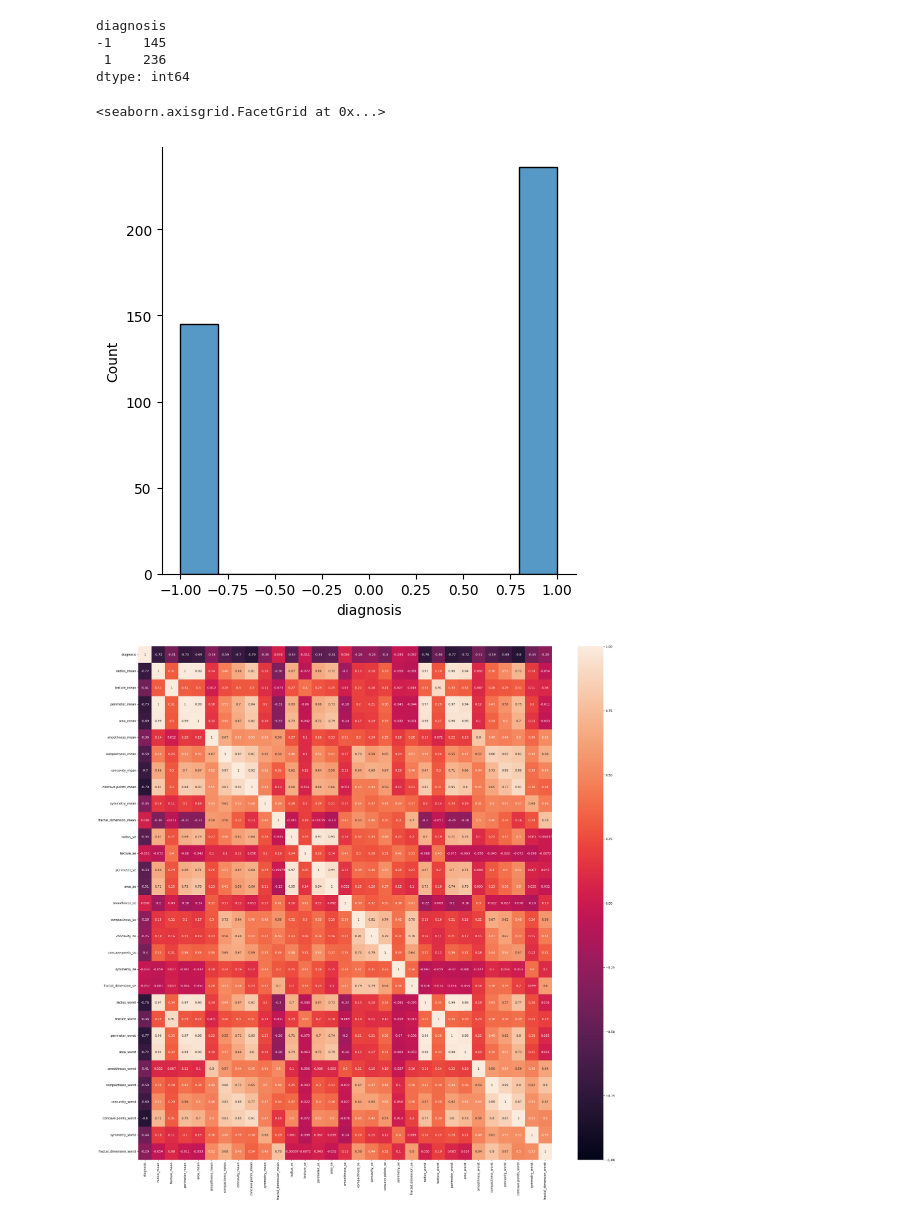
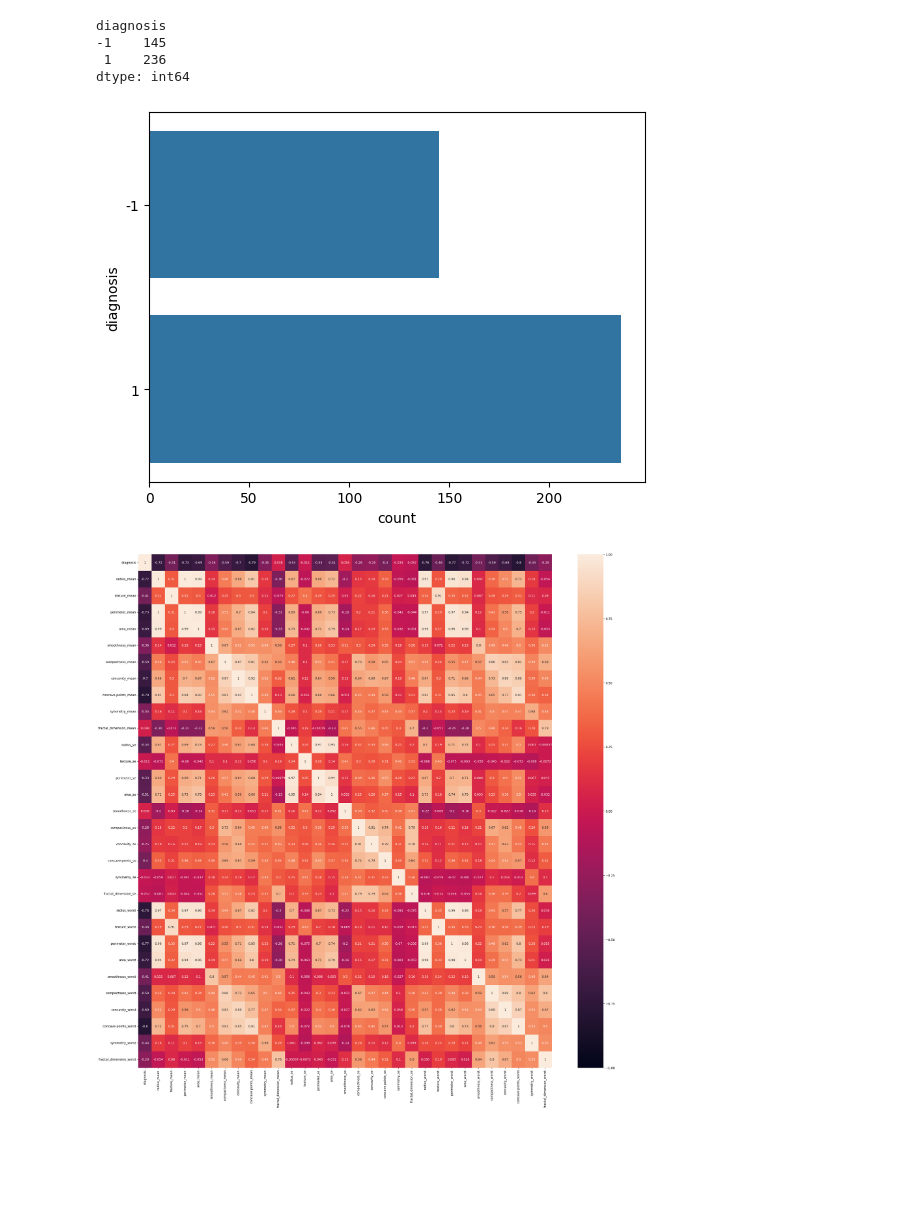
Before and after one commit to Alhag-Ali/Breast_cancer_classification, a Jupyter notebook: Cancer_Classification.ipynb, the cells around one changed output. Drawn from its saved outputs; the diff is of its cells as text; code cells hidden in the pictures; blank space fills up the shorter version.

```diff
--- a/Cancer_Classification.ipynb
+++ b/Cancer_Classification.ipynb
@@ -85,10 +88,12 @@ diagnosis
 dtype: int64
 # %%
 # We can see here the distribution of the diagnosis column.
-sns.displot(data_train["diagnosis"])
+#sns.displot(data_train["diagnosis"])
+
+sns.countplot(y="diagnosis", data=data_train, )
+plt.show()
 # %% [output]
-<seaborn.axisgrid.FacetGrid at 0x...>
-[figure, old version]
+[figure, new version]
 # %%
 # we can see the correlaction in the correlation matrix for all feature togather.
 plt.figure(figsize=(30, 30))
```
Also changed, not shown: parts of 15 cells of this notebook.
